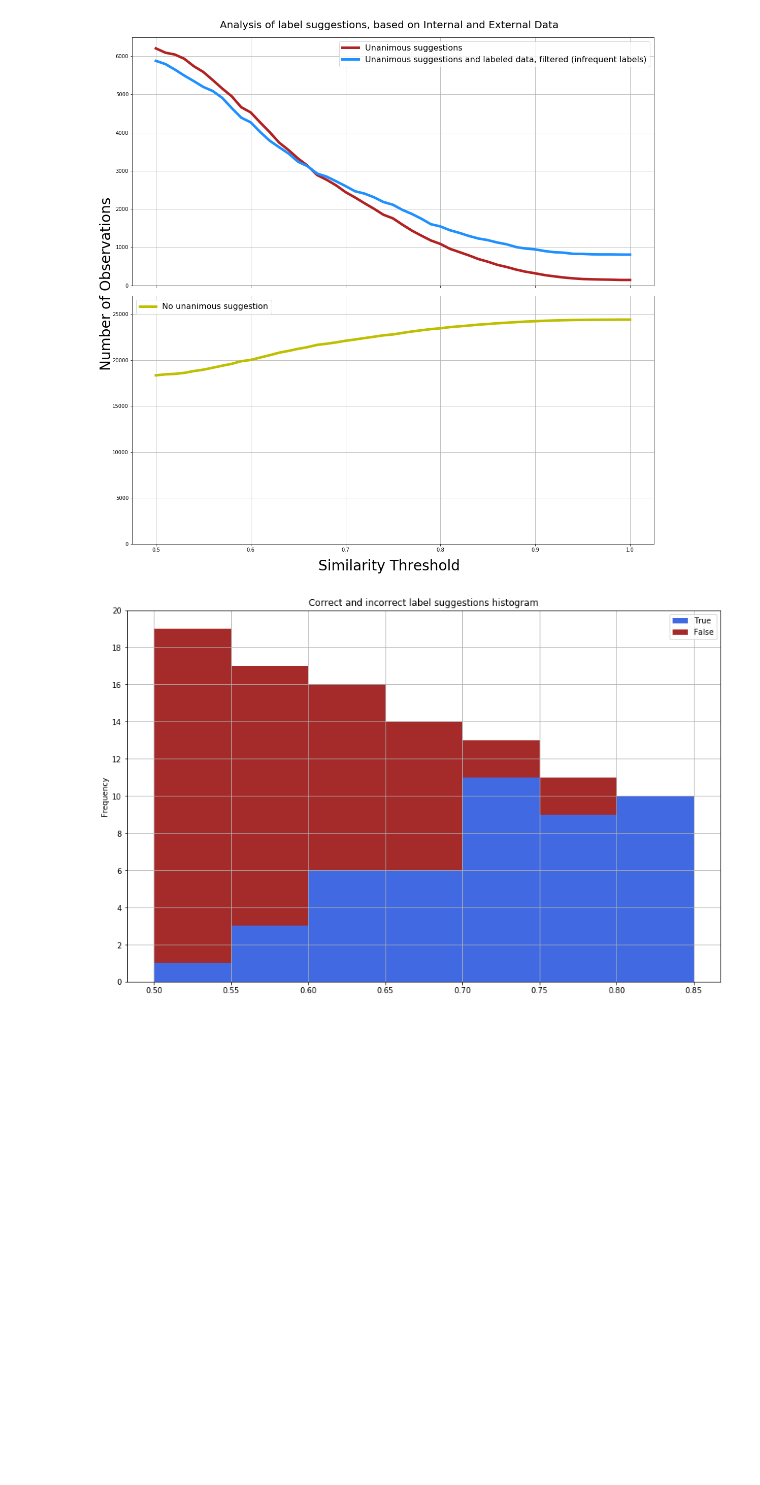
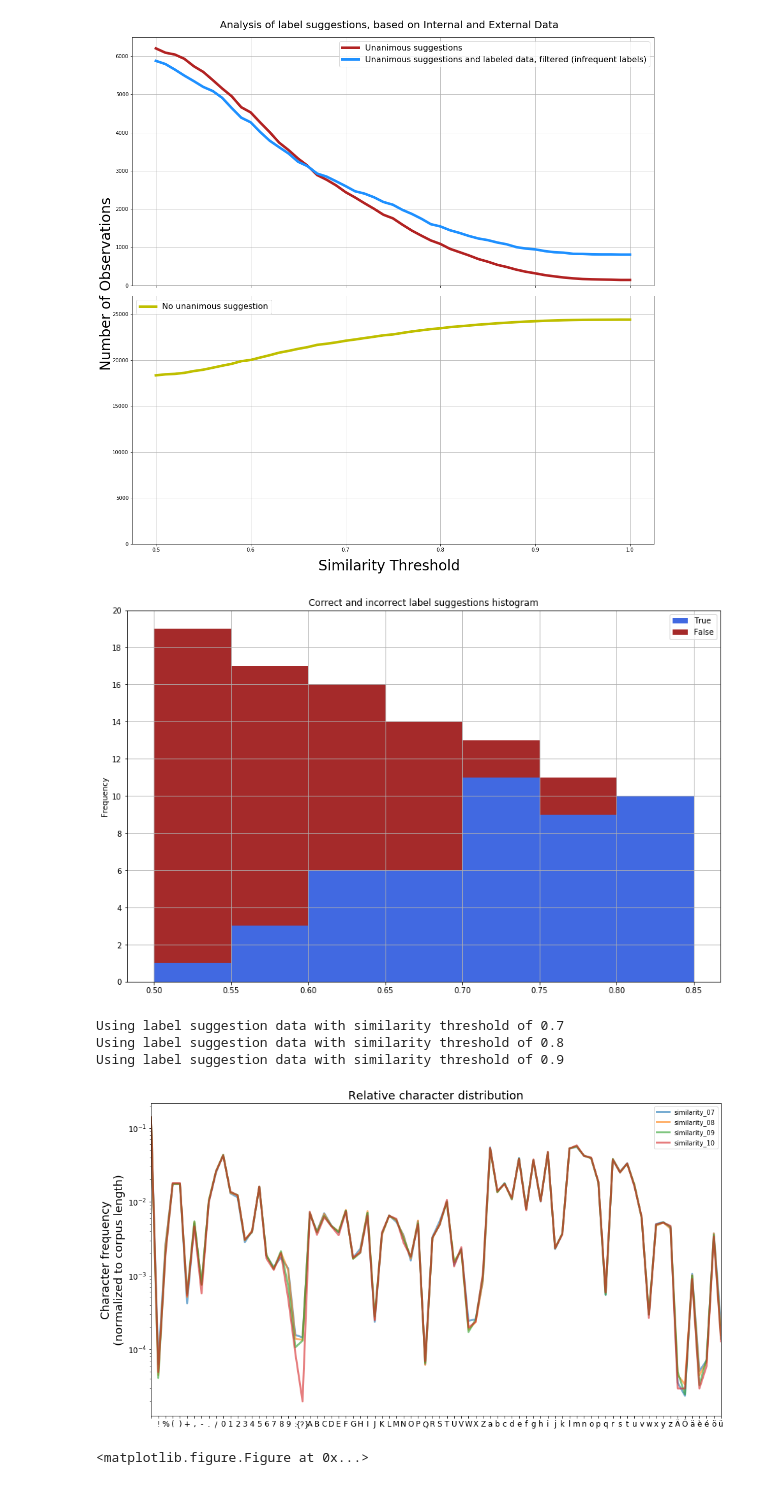
Before and after one commit to jraiskin/Automated_categorization_medication, a Jupyter notebook: plot_figures.ipynb, the cells around one changed output. Saved outputs shown, nothing was run; the diff lists cells and outputs as text; code cells hidden in the pictures; blank space fills up the shorter version.

Commit message:
plotting char distribution and ATC histogram

```diff
--- a/plot_figures.ipynb
+++ b/plot_figures.ipynb
@@ -626,0 +680,23 @@ plt.savefig(figure_dir + 'suggestion_feedback_hist.pdf', bbox_inches='tight')
+# %%
+"""
+Impoting data to plot character distribution and ATC code histogram
+"""
+
+# importing data at different similarity thresholds
+kwargs_lin_data_init.output_intermediate = True
+
+kwargs_lin_data_init.use_suggestions = '0.7'
+x_unk_07, x_suggest_unk_07, y_07, y_suggest_07, _, _ = \
+    data_load_preprocess(**kwargs_lin_data_init)
+
+kwargs_lin_data_init.use_suggestions = '0.8'
+x_unk_08, x_suggest_unk_08, y_08, y_suggest_08, _, _ = \
+    data_load_preprocess(**kwargs_lin_data_init)
+
+kwargs_lin_data_init.use_suggestions = '0.9'
+x_unk_09, x_suggest_unk_09, y_09, y_suggest_09, _, _ = \
+    data_load_preprocess(**kwargs_lin_data_init)
+# %% [output]
+Using label suggestion data with similarity threshold of 0.7
+Using label suggestion data with similarity threshold of 0.8
+Using label suggestion data with similarity threshold of 0.9
@@ -626,0 +745,55 @@ plt.savefig(figure_dir + 'suggestion_feedback_hist.pdf', bbox_inches='tight')
+# %%
+char_counter_df = \
+    pd.DataFrame([char_counter_07,
+                  char_counter_08,
+                  char_counter_09,
+                  char_counter_10],
+                 index=['similarity_07',
+                        'similarity_08',
+                        'similarity_09',
+                        'similarity_10']).fillna(0)
+
+char_counter_df = char_counter_df.transpose()
+
+# normalize by dividing in by the total number of characters
+char_counter_df = \
+    char_counter_df.div(char_counter_df.sum(axis=0), axis=1)
+
+# change a single index entry (UNK)
+as_list = char_counter_df.index.tolist()
+idx = as_list.index('<unk-char>')
+as_list[idx] = '{?}'
+char_counter_df.index = as_list
+
+ax = char_counter_df.plot(
+    figsize=(16, 9),
+#     color=['royalblue', 'brown'],
+    fontsize=12,  # affects the axis tick sizes
+    logy=True,
+    lw=3,
+    alpha=0.6,
+#     style=[':', '-', '--', '-.'],
+#     grid=True
+)
+
+#index mashing, to get index as xticks labels
+width = 0.0       # the width of the bars
+index_ser = np.arange(len(char_counter_df))  # arrange indices for x axis
+ax.set_xticks(index_ser + width / 2)
+ax.set_xticklabels(char_counter_df.index.values,
+                   rotation=0,
+                   size=12)
+
+ax.set_ylabel('Character frequency\n(normalized to corpus length)',
+              fontsize=18)
+ax.set_title('Relative character distribution',
+             fontsize=18)
+
+# plt.show()
+plt.savefig(figure_dir + 'char_dist.pdf', bbox_inches='tight')
+# %% [output]
+[figure, added]
+# %%
+plt.clf()
+# %% [output]
+<matplotlib.figure.Figure at 0x...>
```
Also changed, not shown: parts of 6 cells of this notebook, 1 other file.
